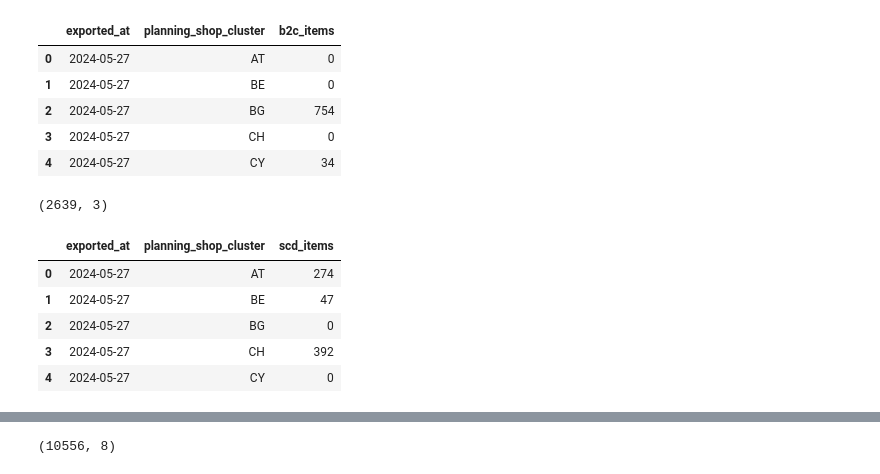
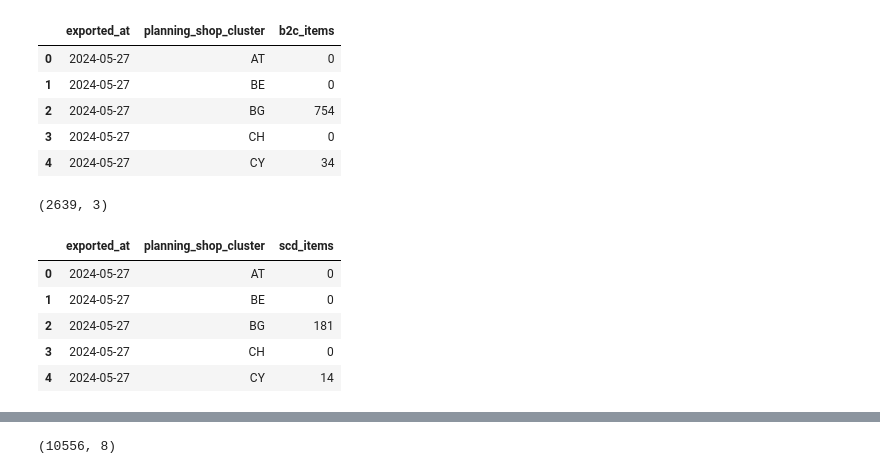
Before and after one commit to nitinnandansingh/AboutYouLogisticsTask, a Jupyter notebook: notebooks/02_tasks_implementation.ipynb, the cells around one changed output, grey strips where cells are left out. Cells and saved outputs as stored; diff of their text form; code cells hidden in the pictures.

```diff
--- a/notebooks/02_tasks_implementation.ipynb
+++ b/notebooks/02_tasks_implementation.ipynb
@@ -10,8 +10,9 @@ import pandas as pd
 # %% [markdown]
 ## Fetch data
 # %%
-# Here we are reading out csv files
+# Here we are reading the csv files
 b2c_sales_df = pd.read_csv('/Users/nitinnandansingh/Documents/workspace/AboutYouLogisticsTask/assets/b2c_items_sales_forecast - b2c_items_sales_forecast.csv')
+scd_sales_df = pd.read_csv('/Users/nitinnandansingh/Documents/workspace/AboutYouLogisticsTask/assets/scd_items_sales_foreecast - scd_items_sales_forecast.csv')
 icd_sales_df = pd.read_csv('/Users/nitinnandansingh/Documents/workspace/AboutYouLogisticsTask/assets/icd_items_sales_forecast - icd_items_sales_forecast.csv')
 it_cd_shift_df = pd.read_csv('/Users/nitinnandansingh/Documents/workspace/AboutYouLogisticsTask/assets/item_cross_docking_shift - item_cross_docking_shift.csv')
 it_blocked_df = pd.read_csv('/Users/nitinnandansingh/Documents/workspace/AboutYouLogisticsTask/assets/items_blocked_per_cd_item - items_blocked_per_cd_item.csv')
@@ -22,6 +23,9 @@ it_blocked_df = pd.read_csv('/Users/nitinnandansingh/Documents/workspace/AboutYo
 
 b2c_sales_df['date'] = pd.to_datetime(b2c_sales_df['date'])
 b2c_sales_df['forecast_date'] = pd.to_datetime(b2c_sales_df['forecast_date'])
+
+scd_sales_df['date'] = pd.to_datetime(scd_sales_df['date'])
+scd_sales_df['forecast_date'] = pd.to_datetime(scd_sales_df['forecast_date'])
 
 
 icd_sales_df['date'] = pd.to_datetime(icd_sales_df['date'])
@@ -86,19 +103,19 @@ b2c_aggregated.head()
 | 3 | 2024-05-27 | CH | 0 |
 | 4 | 2024-05-27 | CY | 34 |
 # %%
-# Here I am filtering the data from icd_sales dataframe based on picking warehouse 2 and then grouping them on date and planning_shop_cluster.
-scd_filtered = icd_sales_df[icd_sales_df['picking_wh'] == 2]
-scd_aggregated = scd_filtered.groupby(['date', 'planning_shop_cluster'], as_index=False)['item_cd'].sum()
+# Here I am filtering the data from icd_sales dataframe based on shipping warehouse = 2 and picking warehouse =! 2 and then grouping them on date and planning_shop_cluster.
+scd_filtered = scd_sales_df[(scd_sales_df['shipping_wh'] == 2) & (scd_sales_df['picking_wh'] != 2)]
+scd_aggregated = scd_filtered.groupby(['date', 'planning_shop_cluster'], as_index=False)['shipment_cd'].sum()
 
 # Here also I am renaming the columns and date created = date exported, in the case of scd.
-scd_aggregated.rename(columns={'date': 'exported_at', 'item_cd': 'scd_items'}, inplace=True)
+scd_aggregated.rename(columns={'date': 'exported_at', 'shipment_cd': 'scd_items'}, inplace=True)
 print(scd_aggregated.shape)
 scd_aggregated.head()
 # %% [output]
 (2639, 3)
 |  | exported_at | planning_shop_cluster | scd_items |
-| 0 | 2024-05-27 | AT | 274 |
-| 1 | 2024-05-27 | BE | 47 |
-| 2 | 2024-05-27 | BG | 0 |
-| 3 | 2024-05-27 | CH | 392 |
-| 4 | 2024-05-27 | CY | 0 |
+| 0 | 2024-05-27 | AT | 0 |
+| 1 | 2024-05-27 | BE | 0 |
+| 2 | 2024-05-27 | BG | 181 |
+| 3 | 2024-05-27 | CH | 0 |
+| 4 | 2024-05-27 | CY | 14 |
```
Also changed, not shown: parts of 44 cells of this notebook, 2 other files.
